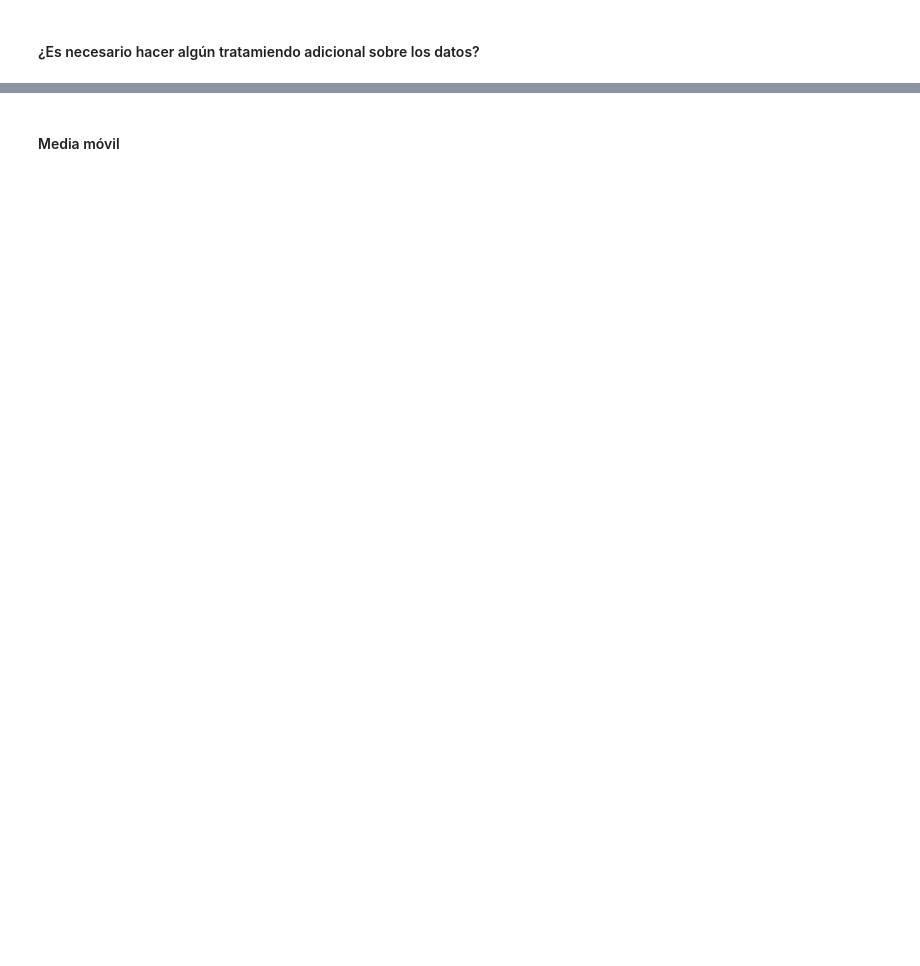
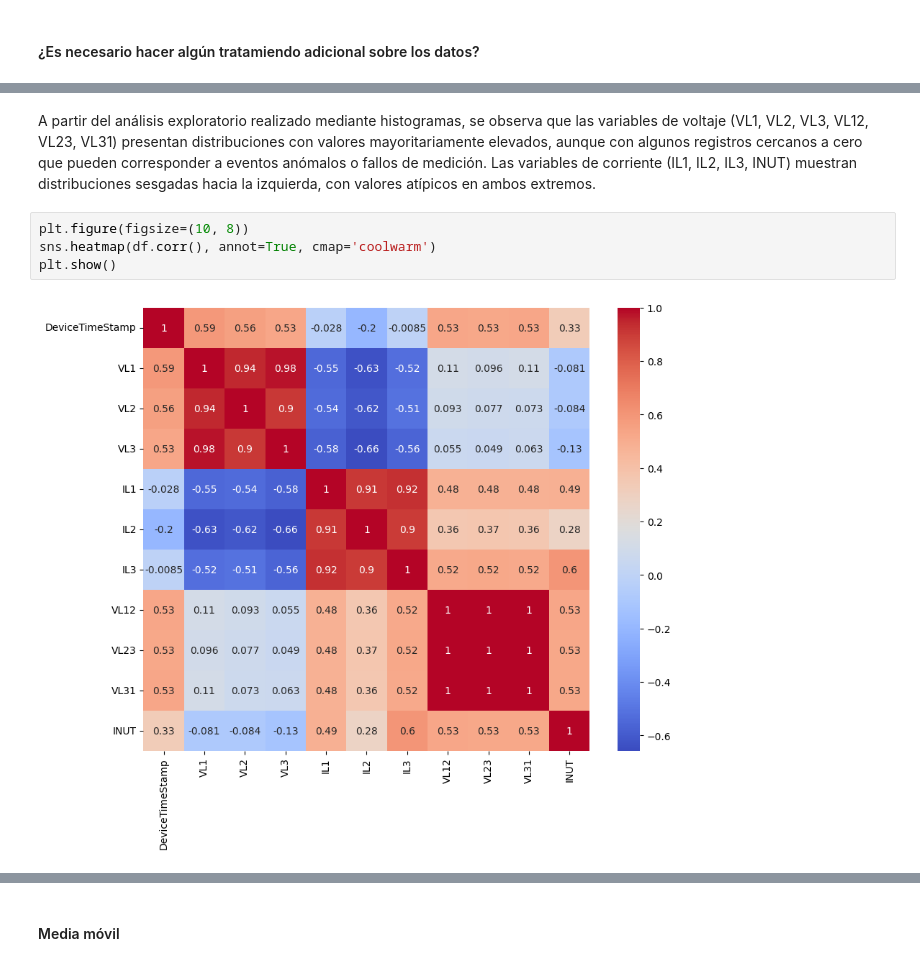
Before and after one commit to abulnes16/activity-3-unsupervised-learning, a Jupyter notebook: muinar07_act3_Notebook.ipynb, the cells around one changed output, grey strips where cells are left out. Cells and saved outputs as stored; diff of their text form; blank space fills up the shorter version.

```diff
--- a/muinar07_act3_Notebook.ipynb
+++ b/muinar07_act3_Notebook.ipynb
@@ -87,0 +368,8 @@ df = pd.read_csv('CurrentVoltage.csv', sep=',')
+# %% [markdown]
+A partir del análisis exploratorio realizado mediante histogramas, se observa que las variables de voltaje (VL1, VL2, VL3, VL12, VL23, VL31) presentan distribuciones con valores mayoritariamente elevados, aunque con algunos registros cercanos a cero que pueden corresponder a eventos anómalos o fallos de medición. Las variables de corriente (IL1, IL2, IL3, INUT) muestran distribuciones sesgadas hacia la izquierda, con valores atípicos en ambos extremos.
+# %%
+plt.figure(figsize=(10, 8))
+sns.heatmap(df.corr(), annot=True, cmap='coolwarm')
+plt.show()
+# %% [output]
+[figure, added]
```
Also changed, not shown: parts of 95 cells of this notebook.
